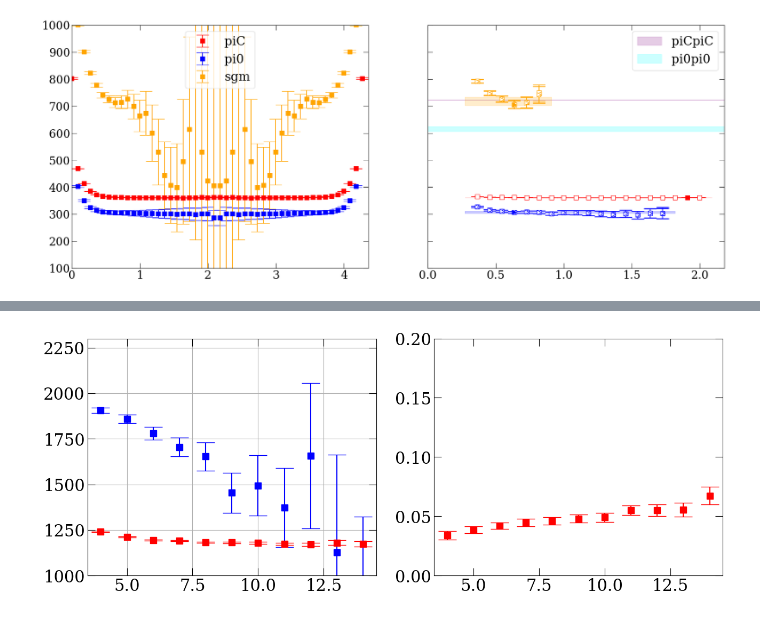
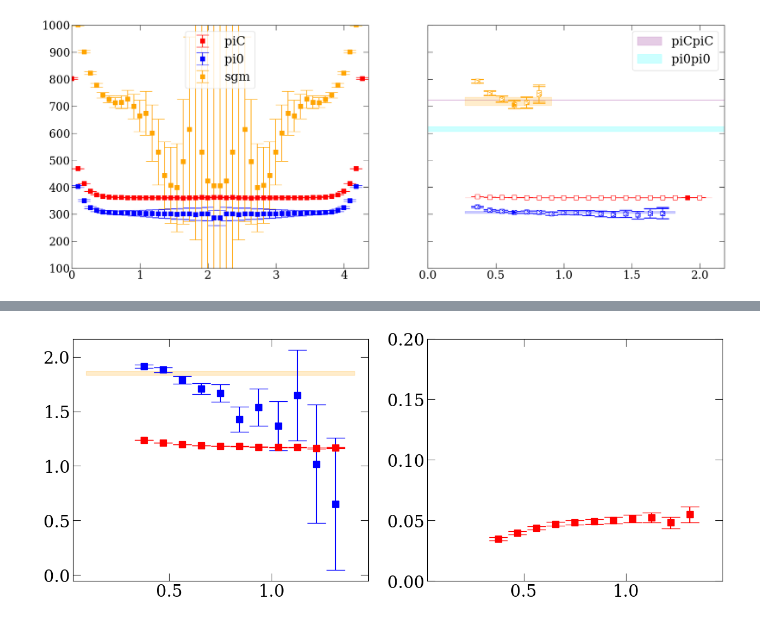
Before and after one commit to lee14916/glwc2, a Jupyter notebook: project/NST_f_Nsgm/analysis.ipynb, the cells around one changed output, grey strips where cells are left out. Saved outputs shown, nothing was run; the diff lists cells and outputs as text; code cells hidden in the pictures.

```diff
--- a/project/NST_f_Nsgm/analysis.ipynb
+++ b/project/NST_f_Nsgm/analysis.ipynb
@@ -109,7 +106,7 @@ meff_pi0=yu.jackmap(C2pt2meff,c2pt_pi0)
 meff_sgm=yu.jackmap(C2pt2meff,c2pt_sgm)
 
 def run(meff,fitmins,fitmaxs):
-    fits=[]; fitpars=[]
+    fits=[]
     fitress=[]
     for fitmin in fitmins:
         for fitmax in fitmaxs:
@@ -310,0 +472,24 @@ def get2ptMat(ops,diags=yu.diags_all):
+# %%
+ops=['g;0,0,0;G1g;N0sgm0,a;l1;p,sgm']
+c2pt=get2ptMat(ops,diags=yu.diags_all)[:,:,0,0]
+c2pt=get2ptMat(ops,diags=yu.diags_all-{'W2pt'})[:,:,0,0]
+c2pt=get2ptMat(ops,diags={'W2pt'})[:,:,0,0]
+
+func=lambda c2pt: np.log(c2pt/np.roll(c2pt,-1,axis=0))
+meff_Nsgm=yu.jackmap(func,c2pt)
+
+fig, axs = yu.getFigAxs(1,1)
+ax=axs[0,0]
+xunit=ens2a[ens]; yunit=ens2aInv[ens]/1000
+color='orange'
+
+meff_mean,meff_err=yu.jackme(meff_Nsgm)
+tmin,tmax=1,15
+plt_x=np.arange(tmin,tmax)*xunit; plt_y=meff_mean[tmin:tmax]*yunit; plt_error=meff_err[tmin:tmax]*yunit
+ax.errorbar(plt_x,plt_y,plt_error,color=color,fmt='s')
+
+mean,err=yu.jackme(E_N2st[:,0]+E_sgm[:,0])
+plt_x=np.array([1,15])*xunit; plt_y=mean*yunit; plt_error=err*yunit
+ax.fill_between(plt_x,plt_y-plt_error,plt_y+plt_error,color=color,alpha=0.2)
+
+ax.set_ylim([0,3])
@@ -363,38 +549,42 @@ dat=get2ptMat(ops,diags=diags)
 GEVP_t0=3
 def func(c2ptM):
     evals,evecs=yu.GEVP(c2ptM,GEVP_t0)
+    # for eval in evals:
+    #     print(eval,eval[0]>eval[1])
+    # 1/0
     En=np.log(evals/np.roll(evals,-1,axis=0))
     t=evecs[:,:,0]
     evecs=np.abs(evecs/t[:,:,None])
     res=np.concatenate([En,evecs[:,:,1]],axis=1)
     res=np.real(res)
     return res
 
 resGEVP=yu.jackmap(func,dat)
 mean,err=yu.jackme(resGEVP)
 
 fig, axs = yu.getFigAxs(1,2,scale=1,sharex=True)
 # axs[0,0].set_ylim([0,2*1e5])
 xunit=ens2a[ens]
 
 ax=axs[0,0]
-tmin=GEVP_t0+1; tmax=15; yunit=ens2aInv[ens]
-plt_x=range(tmin,tmax); plt_y=mean[tmin:tmax,0]*yunit; plt_yerr=err[tmin:tmax,0]*yunit
+tmin=GEVP_t0+1; tmax=15; yunit=ens2aInv[ens]/1000
+plt_x=np.arange(tmin,tmax)*xunit; plt_y=mean[tmin:tmax,0]*yunit; plt_yerr=err[tmin:tmax,0]*yunit
 ax.errorbar(plt_x,plt_y,plt_yerr,color='r')
-plt_x=range(tmin,tmax); plt_y=mean[tmin:tmax,1]*yunit; plt_yerr=err[tmin:tmax,1]*yunit
+plt_x=np.arange(tmin,tmax)*xunit; plt_y=mean[tmin:tmax,1]*yunit; plt_yerr=err[tmin:tmax,1]*yunit
 ax.errorbar(plt_x,plt_y,plt_yerr,color='b')
-ax.set_ylim(1000,2300)
-ax.set_yticks(range(1000,2300,250))
-ax.grid()
+
+tmean,terr=yu.jackme(E_N2st[:,0]+E_sgm[:,0])
+plt_x=np.array([1,15])*xunit; plt_y=tmean*yunit; plt_error=terr*yunit
+ax.fill_between(plt_x,plt_y-plt_error,plt_y+plt_error,color='orange',alpha=0.2)
 
 ax=axs[0,1]
 tmin=GEVP_t0+1; tmax=15; yunit=1
-plt_x=range(tmin,tmax); plt_y=mean[tmin:tmax,2]*yunit; plt_yerr=err[tmin:tmax,2]*yunit
+plt_x=np.arange(tmin,tmax)*xunit; plt_y=mean[tmin:tmax,2]*yunit; plt_yerr=err[tmin:tmax,2]*yunit
 ax.errorbar(plt_x,plt_y,plt_yerr,color='r')
 # plt_x=range(tmin,tmax); plt_y=mean[tmin:tmax,3]*yunit; plt_yerr=err[tmin:tmax,3]*yunit
 # ax.errorbar(plt_x,plt_y,plt_yerr,color='b')
 ax.set_ylim(0,0.2)
 
 None
 # %% [output]
-[figure, old version]
+[figure, new version]
```
Also changed, not shown: parts of 9 cells of this notebook.
